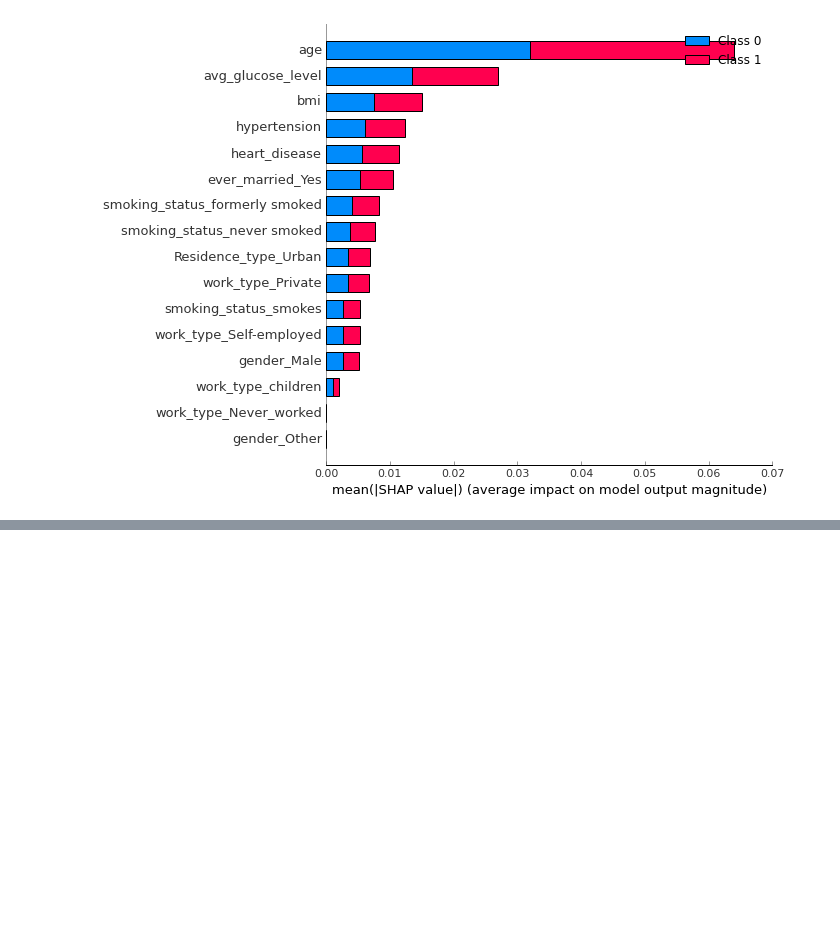
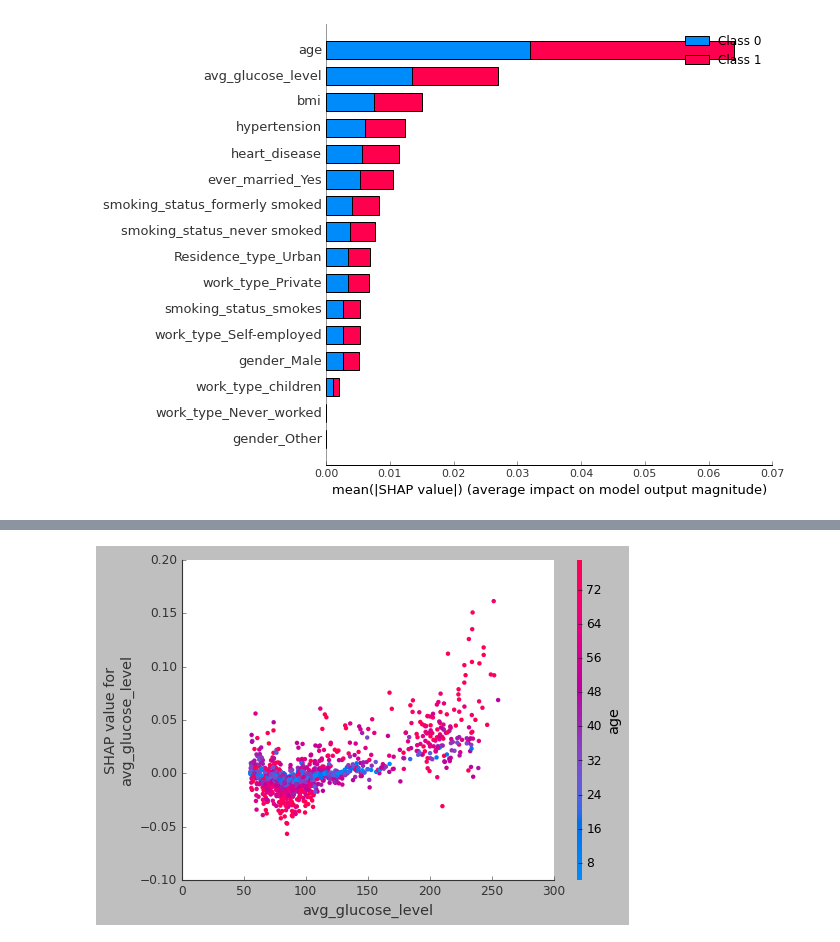
Before and after one commit to madhurdevkota/SHapley-Additive-exPlanations--SHAP, a Jupyter notebook: SHAP.ipynb, the cells around one changed output, grey strips where cells are left out. Cells and saved outputs as stored; diff of their text form; code cells hidden in the pictures; blank space fills up the shorter version.

Commit message:
added dependency plots
SHAP Dependence Plots with Interaction effect

```diff
--- a/SHAP.ipynb
+++ b/SHAP.ipynb
@@ -217,0 +222,5 @@ shap.summary_plot( shap_values= shapVal_np, features= xtst )
+# %%
+shap.dependence_plot( ind= 'avg_glucose_level', shap_values= shapVal_np[1],  # <-- index 1 is the stroke = yes case
+                      features= xtst, show= False )
+# %% [output]
+[figure, added]
```
Also changed, not shown: parts of 7 cells of this notebook.
